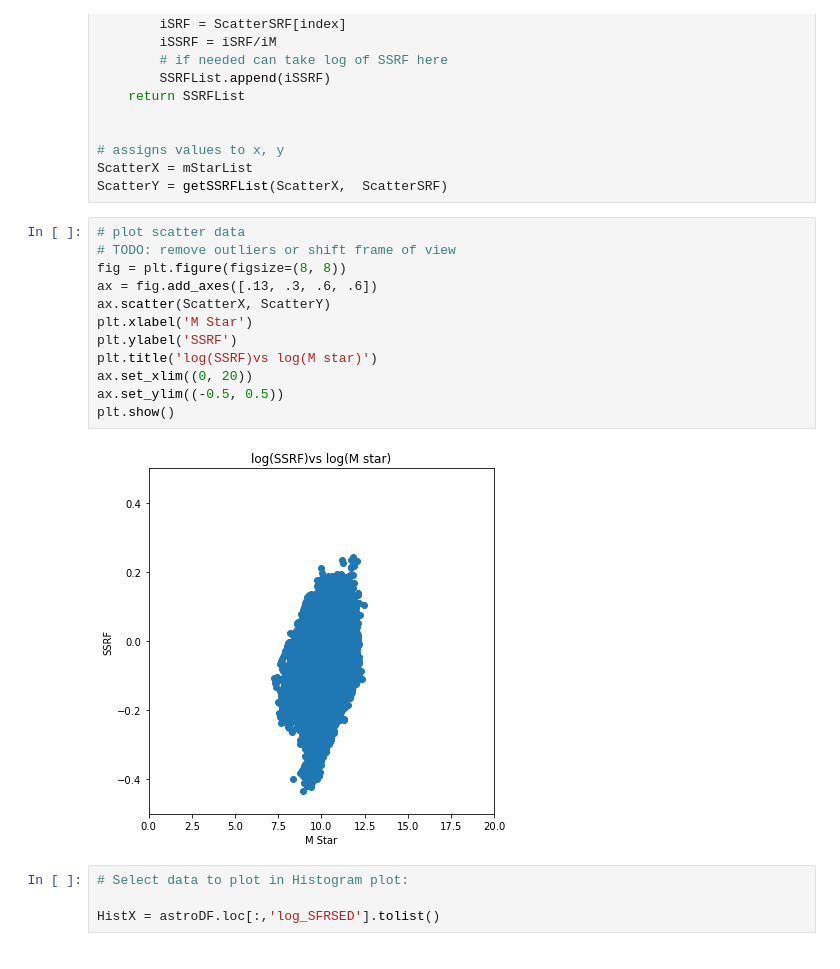
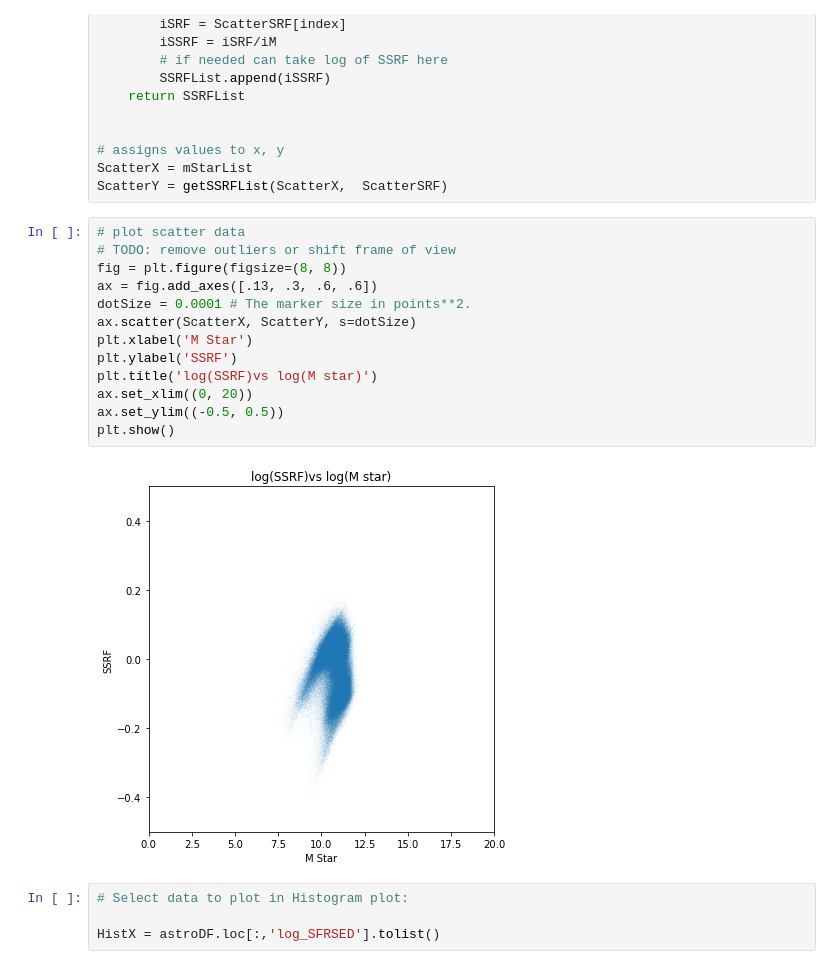
Before and after one commit to Duncan-Haywood/plottingAstronomyMatplotLib, a Jupyter notebook: AstroPlottingMatplotlib.ipynb, the cells around one changed output. Drawn from its saved outputs; the diff is of its cells as text.

```diff
--- a/AstroPlottingMatplotlib.ipynb
+++ b/AstroPlottingMatplotlib.ipynb
@@ -211,17 +212,18 @@ ScatterY = getSSRFList(ScatterX,  ScatterSRF)
 # %%
 # plot scatter data
 # TODO: remove outliers or shift frame of view
 fig = plt.figure(figsize=(8, 8))
 ax = fig.add_axes([.13, .3, .6, .6])
-ax.scatter(ScatterX, ScatterY)
+dotSize = 0.0001 # The marker size in points**2.
+ax.scatter(ScatterX, ScatterY, s=dotSize)
 plt.xlabel('M Star')
 plt.ylabel('SSRF')
 plt.title('log(SSRF)vs log(M star)')
 ax.set_xlim((0, 20))
 ax.set_ylim((-0.5, 0.5))
 plt.show()
 # %% [output]
-[figure, old version]
+[figure, new version]
 # %%
 # Select data to plot in Histogram plot:
 
```
Also changed, not shown: parts of 6 cells of this notebook.
